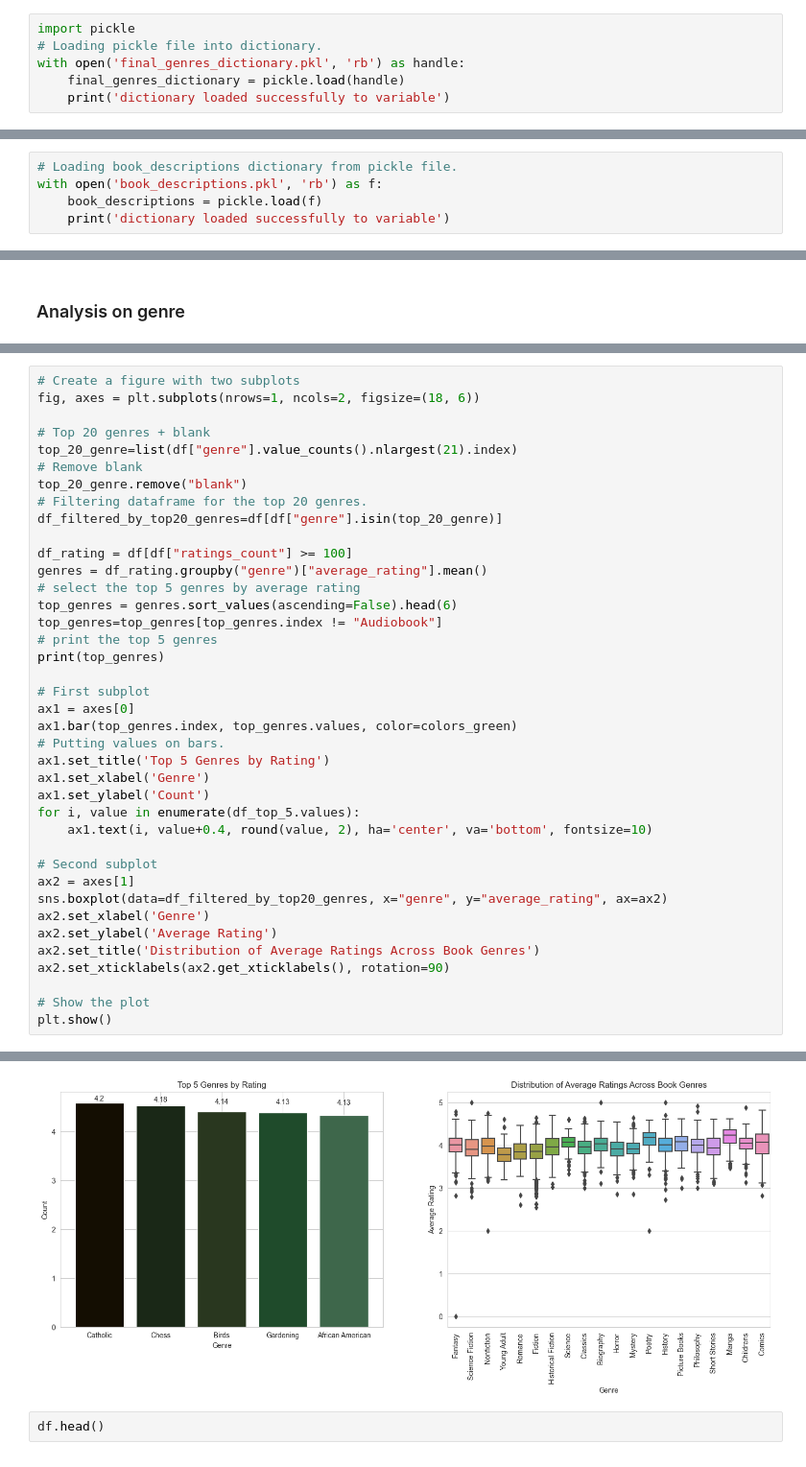
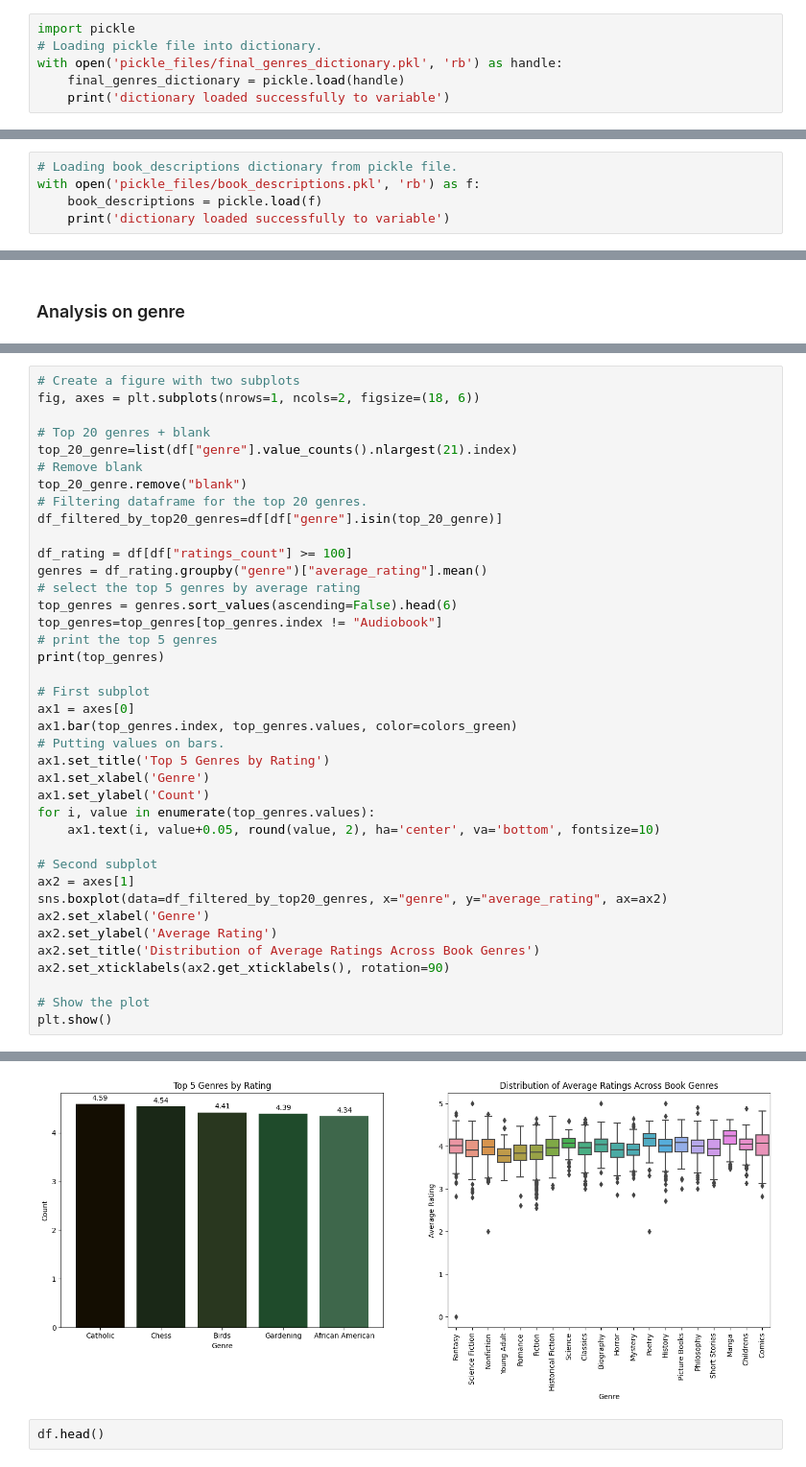
Before and after one commit to berkayersoy/Project6_Books, a Jupyter notebook: books_project.ipynb, the cells around one changed output, grey strips where cells are left out. Shown at 96% size. Cells and saved outputs as stored; diff of their text form.

```diff
--- a/books_project.ipynb
+++ b/books_project.ipynb
@@ -246,7 +246,7 @@ df.drop(["authors"], axis = 1, inplace = True)
 # %%
 import pickle
 # Loading pickle file into dictionary.
-with open('final_genres_dictionary.pkl', 'rb') as handle:
+with open('pickle_files/final_genres_dictionary.pkl', 'rb') as handle:
     final_genres_dictionary = pickle.load(handle)
     print('dictionary loaded successfully to variable')
 # %% [output]
@@ -348,7 +348,7 @@ df=df_pub
 ### Adding the book descriptions to a new column called "description".
 # %%
 # Loading book_descriptions dictionary from pickle file.
-with open('book_descriptions.pkl', 'rb') as f:
+with open('pickle_files/book_descriptions.pkl', 'rb') as f:
     book_descriptions = pickle.load(f)
     print('dictionary loaded successfully to variable')
 # %% [output]
@@ -597,36 +597,36 @@ top_genres = genres.sort_values(ascending=False).head(6)
 top_genres=top_genres[top_genres.index != "Audiobook"]
 # print the top 5 genres
 print(top_genres)
 
 # First subplot
 ax1 = axes[0]
 ax1.bar(top_genres.index, top_genres.values, color=colors_green)
 # Putting values on bars.
 ax1.set_title('Top 5 Genres by Rating')
 ax1.set_xlabel('Genre')
 ax1.set_ylabel('Count')
-for i, value in enumerate(df_top_5.values):
-    ax1.text(i, value+0.4, round(value, 2), ha='center', va='bottom', fontsize=10)
+for i, value in enumerate(top_genres.values):
+    ax1.text(i, value+0.05, round(value, 2), ha='center', va='bottom', fontsize=10)
 
 # Second subplot
 ax2 = axes[1]
 sns.boxplot(data=df_filtered_by_top20_genres, x="genre", y="average_rating", ax=ax2)
 ax2.set_xlabel('Genre')
 ax2.set_ylabel('Average Rating')
 ax2.set_title('Distribution of Average Ratings Across Book Genres')
 ax2.set_xticklabels(ax2.get_xticklabels(), rotation=90)
 
 # Show the plot
 plt.show()
 # %% [output]
 genre
 Catholic            4.590000
 Chess               4.535000
 Birds               4.413333
 Gardening           4.390000
 African American    4.340000
 Name: average_rating, dtype: float64
-[figure, old version]
+[figure, new version]
 # %%
 df.head()
 # %% [output]
```
Also changed, not shown: parts of 12 cells of this notebook, 3 other files.
